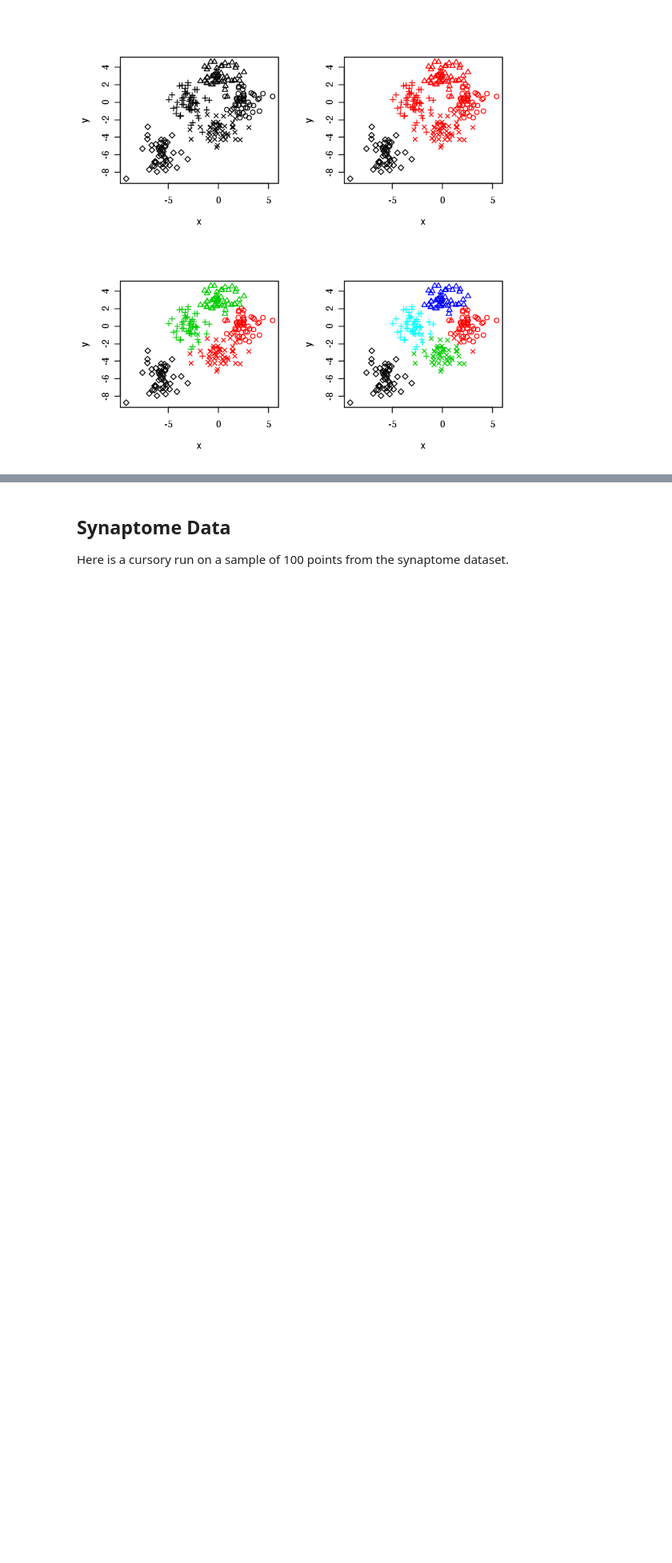
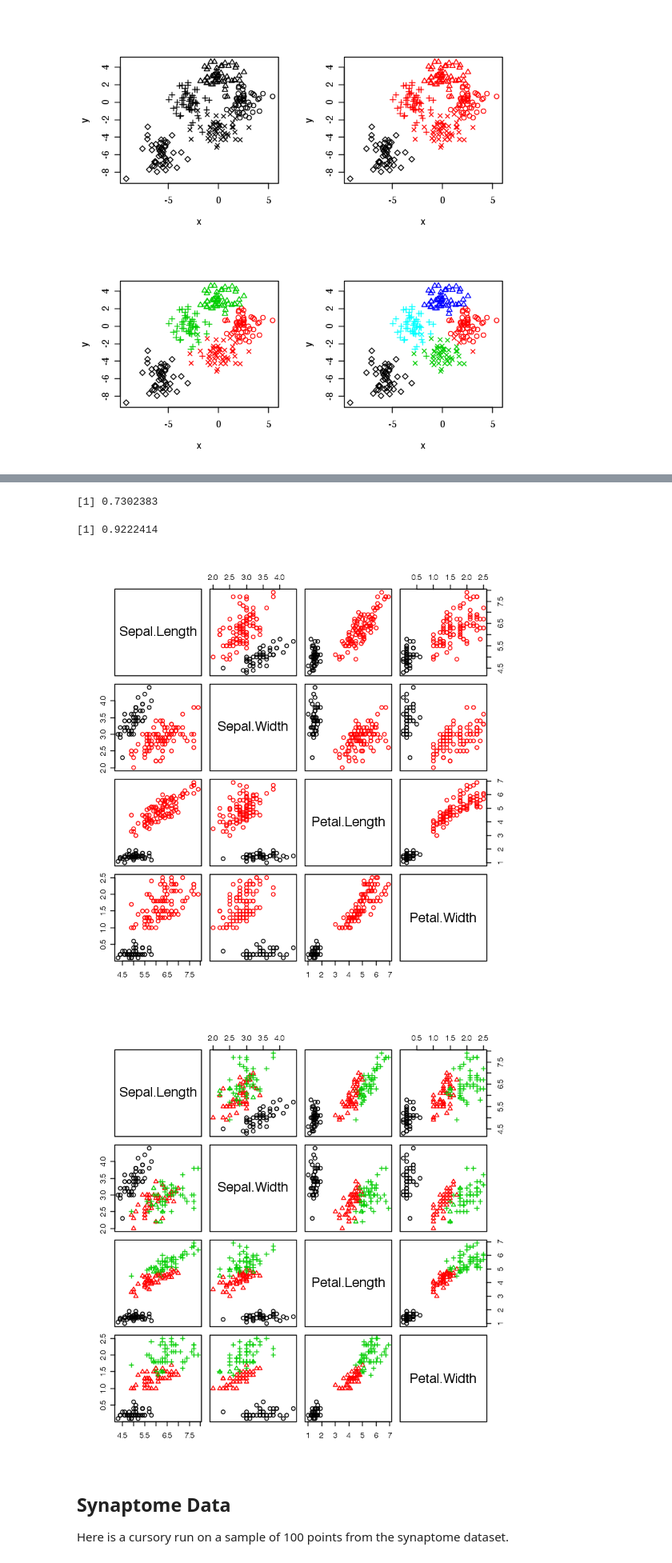
Before and after one commit to neurodata-dev/meda, a Jupyter notebook: examples/Hierarchical MCLUST.ipynb, the cells around one changed output, grey strips where cells are left out. Shown at 80% size. Saved outputs shown, nothing was run; the diff lists cells and outputs as text; code cells hidden in the pictures; blank space fills up the shorter version.

```diff
--- a/examples/Hierarchical MCLUST.ipynb
+++ b/examples/Hierarchical MCLUST.ipynb
@@ -41,3 +43,18 @@ plot(test2d, col = L[, dim(L)[2]], pch = Z)
+# %%
+dat <- iris[,-5]
+labs <- hmc(dat)
+kv <- kmeans(iris[,-5], centers = 3)
+adjustedRandIndex(iris[, 5], kv$cluster)
+adjustedRandIndex(iris[, 5], labs[, dim(labs)[2]])
+# %% [output]
+[1] 0.7302383
+[1] 0.9222414
+# %%
+pairs(iris[,-5], col = labs[, dim(labs)[2]-1])
+pairs(iris[,-5], col = labs[, dim(labs)[2]], pch = as.numeric(factor(iris[, 5])))
+# %% [output]
+[figure, added]
+[figure, added]
 # %% [markdown]
 ## Synaptome Data
 Here is a cursory run on a sample of 100 points from the synaptome dataset.
```
Also changed, not shown: parts of 1 cell of this notebook.
